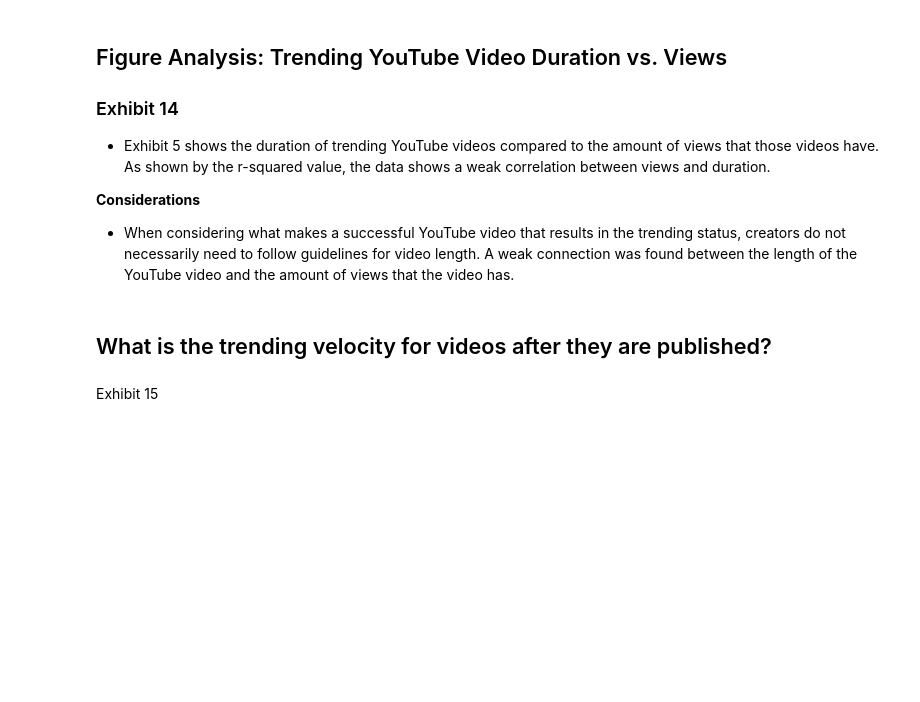
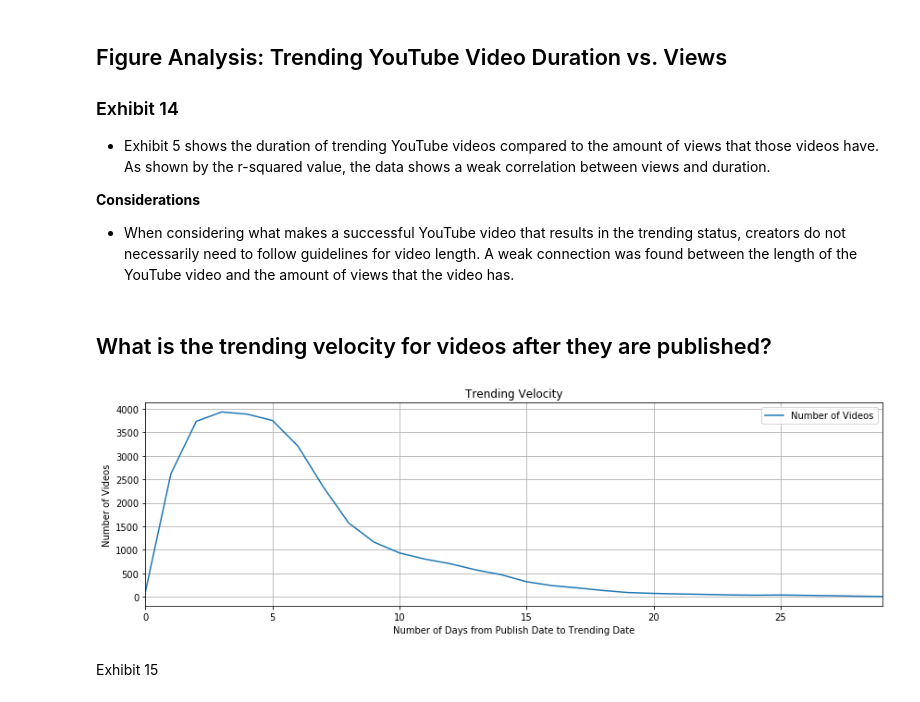
Before and after one commit to philipstubbs13/team_hopper, a Jupyter notebook: youtube_trends.ipynb, the cells around one changed output. Cells and saved outputs as stored; diff of their text form; code cells hidden in the pictures; blank space fills up the shorter version.

```diff
--- a/youtube_trends.ipynb
+++ b/youtube_trends.ipynb
@@ -1336,12 +1501,22 @@ grouped_df = grouped_df.rename(columns = {"Video ID": "Number of Videos"})
 #grouped_df.head()
 # %%
 grouped_df.plot(figsize=(12,4))
+
+# Add title and x, y axis labels.
 plt.title("Trending Velocity")
 plt.xlabel("Number of Days from Publish Date to Trending Date")
 plt.ylabel("Number of Videos")
+
+# Show grid lines.
+plt.grid()
+
+# Show plot.
 plt.tight_layout()
 
+# Save figure as image png.
 plt.savefig("./Images/trending_velocity_line.png", bbox_inches='tight')
+# %% [output]
+[figure, added]
 # %% [markdown]
 Exhibit 15
 # %%
```
Also changed, not shown: parts of 36 cells of this notebook, 17 other files.
